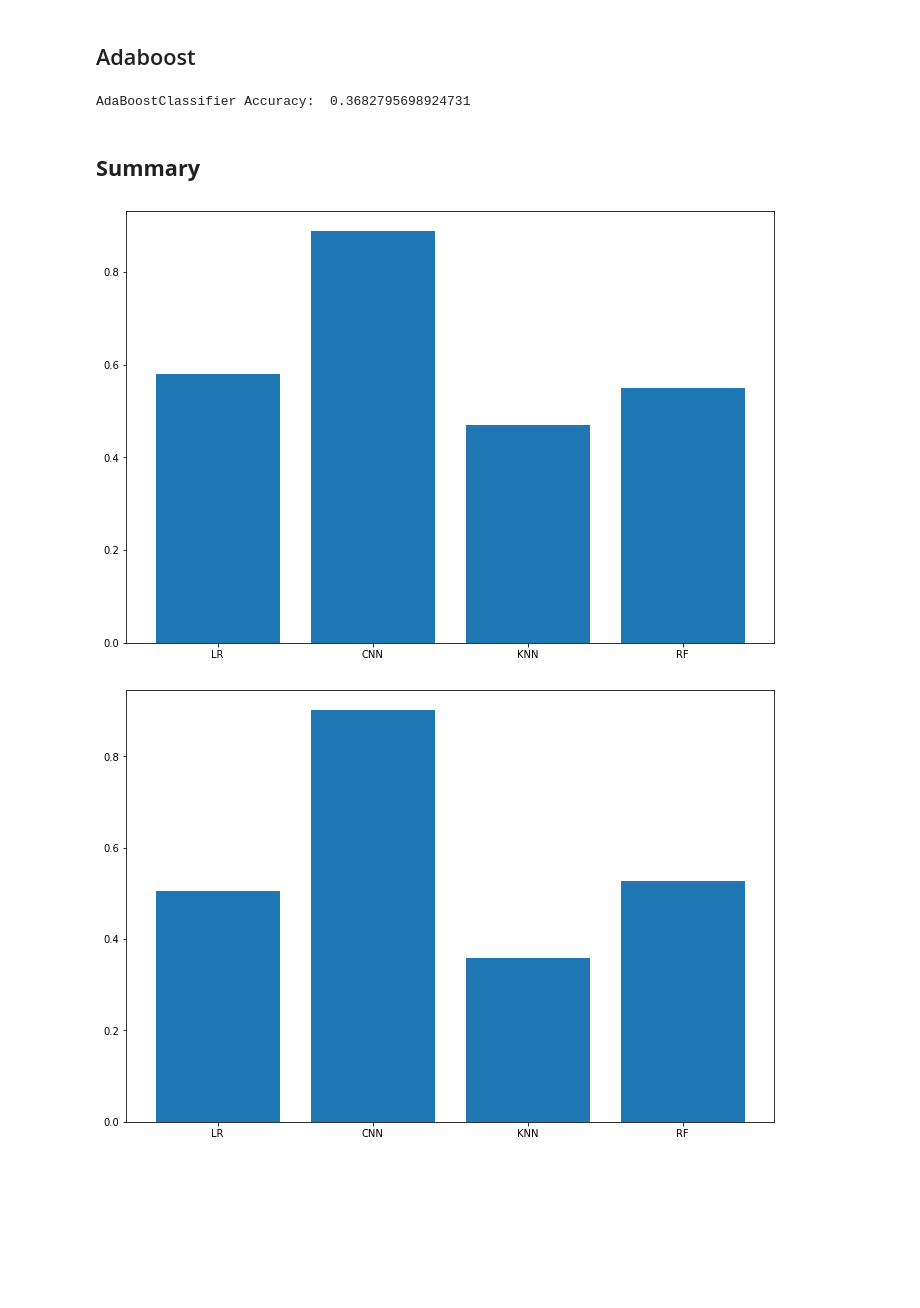
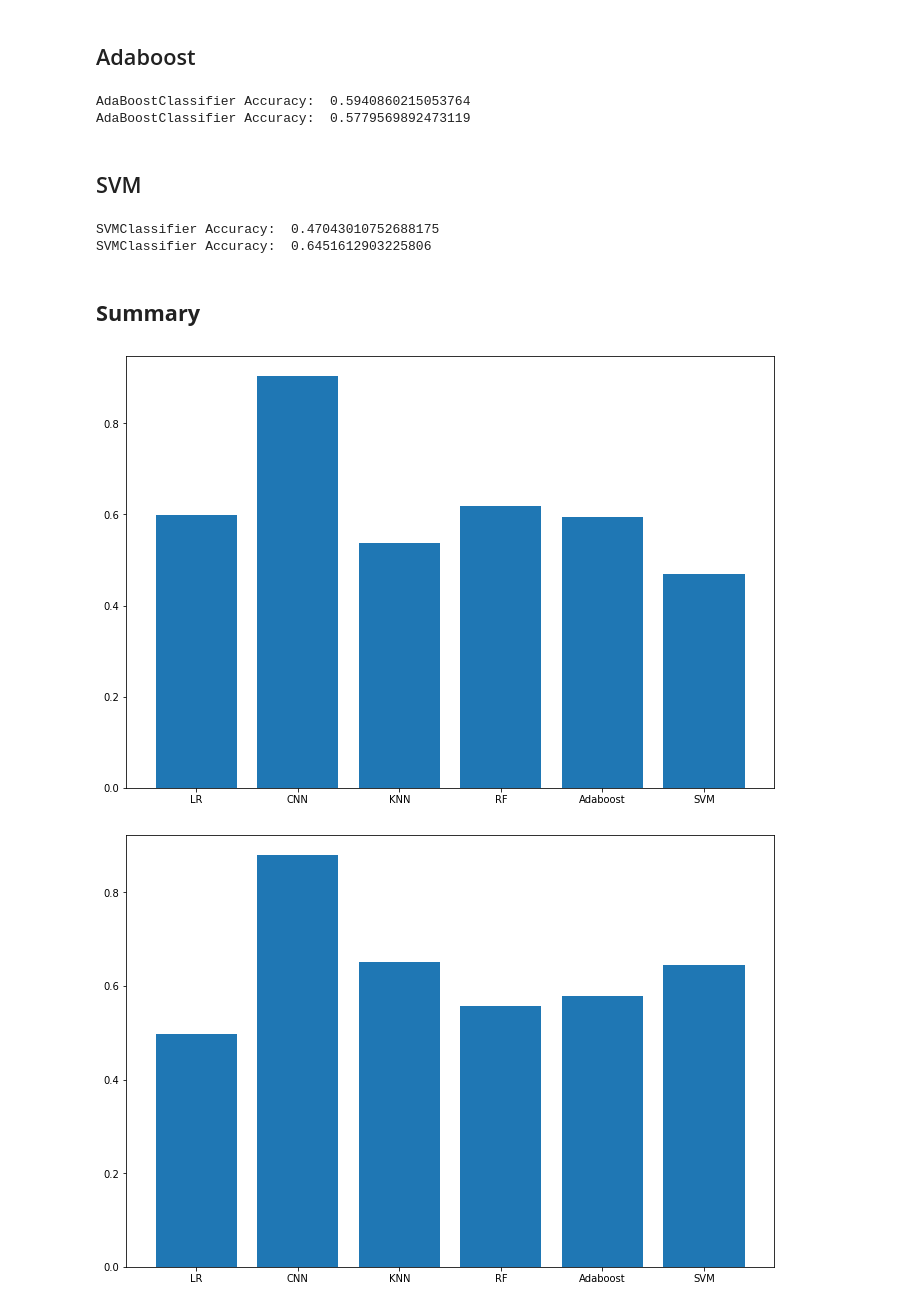
Before and after one commit to noahaim/Rock-paper-scissors, a Jupyter notebook: Rock_Paper_Scissors_Image_Classification.ipynb, the cells around one changed output. Drawn from its saved outputs; the diff is of its cells as text; code cells hidden in the pictures; blank space fills up the shorter version.

```diff
--- a/Rock_Paper_Scissors_Image_Classification.ipynb
+++ b/Rock_Paper_Scissors_Image_Classification.ipynb
@@ -295,6 +317,16 @@ Flatt the arrays to use the data on ML models
 # %%
 train2D=train_images.flatten().reshape(2520,IMAGE_SIZE*IMAGE_SIZE)
 test2D=test_images.flatten().reshape(372,IMAGE_SIZE*IMAGE_SIZE)
-
+from sklearn.decomposition import PCA
+pca = PCA(12)
+pca.fit(train2D)
+pca.fit(test2D)
+train2D = pca.transform(train2D)
+test2D = pca.transform(test2D)
 trainBoundar2D=train_images_boundar.flatten().reshape(2520,IMAGE_SIZE*IMAGE_SIZE)
 testBoundar2D=test_images_boundar.flatten().reshape(372,IMAGE_SIZE*IMAGE_SIZE)
+pca = PCA(0.7)
+pca.fit(trainBoundar2D)
+pca.fit(testBoundar2D)
+trainBoundar2D = pca.transform(trainBoundar2D)
+testBoundar2D = pca.transform(testBoundar2D)
@@ -303,17 +342,16 @@ testBoundar2D=test_images_boundar.flatten().reshape(372,IMAGE_SIZE*IMAGE_SIZE)
 # %%
 from sklearn.neighbors import KNeighborsClassifier
 from sklearn.metrics import accuracy_score
-
-k_range = range(100, 1000, 100)
+k_range = range(50, 1000, 50)
 scores = []
 scoresB = []
 for k in k_range:
+    # knn = KNeighborsClassifier(n_neighbors=k,metric=compare_images)
     knn = KNeighborsClassifier(n_neighbors=k)
     knn.fit(train2D, train_labels)
     y_pred = knn.predict(test2D)
     knn.fit(trainBoundar2D, train_labels)
     y_pred_b=knn.predict(testBoundar2D)
-    # print(accuracy_score(test_labels, y_pred))
     scores.append(accuracy_score(test_labels, y_pred))
     scoresB.append(accuracy_score(test_labels, y_pred_b))
 print("score:",max(scores))
@@ -393,28 +431,50 @@ finalScoreBoundar[3]=max(scoreB)
 ## Adaboost
 # %%
 from sklearn.ensemble import AdaBoostClassifier
-from sklearn.metrics import ConfusionMatrixDisplay, plot_confusion_matrix, plot_roc_curve
 
 ABR = AdaBoostClassifier()
 ABR.fit(train2D,train_labels)
+predictions = ABR.predict(test2D)
 
-predictions = ABR.predict(test2D)
+ABR.fit(trainBoundar2D,train_labels)
+predictionsB = ABR.predict(testBoundar2D)
+
 print('AdaBoostClassifier Accuracy: ',accuracy_score(test_labels,predictions))
-# ConfusionMatrixDisplay.from_estimator(ABR, test2D, test_labels, display_labels=np.array(['rock', 'paper', 'scissors']),
-#                                       cmap=plt.cm.Blues)
+print('AdaBoostClassifier Accuracy: ',accuracy_score(test_labels,predictionsB))
+finalScore[4]=accuracy_score(test_labels,predictions)
+finalScoreBoundar[4]=accuracy_score(test_labels,predictionsB)
 # %% [output]
-AdaBoostClassifier Accuracy:  0.3682795698924731
+AdaBoostClassifier Accuracy:  0.5940860215053764
+AdaBoostClassifier Accuracy:  0.5779569892473119
+# %% [markdown]
+## SVM
+# %%
+from sklearn import svm
+clf = svm.SVC(kernel='linear',C=2)
+clf.fit(train2D, train_labels)
+predictions = clf.predict(test2D)
+
+clf = svm.SVC()
+clf.fit(trainBoundar2D, train_labels)
+predictionsB = clf.predict(testBoundar2D)
+print('SVMClassifier Accuracy: ',accuracy_score(test_labels,predictions))
+print('SVMClassifier Accuracy: ',accuracy_score(test_labels,predictionsB))
+finalScore[5]=accuracy_score(test_labels,predictions)
+finalScoreBoundar[5]=accuracy_score(test_labels,predictionsB)
+# %% [output]
+SVMClassifier Accuracy:  0.47043010752688175
+SVMClassifier Accuracy:  0.6451612903225806
 # %% [markdown]
 ## **Summary**
 # %%
-model = ['LR','CNN','KNN','RF']
+model = ['LR','CNN','KNN','RF','Adaboost','SVM']
 plt.figure().add_axes([0,0,1.5,1.5]).bar(model,finalScore)
 plt.show()
 # %% [output]
-[figure, old version]
+[figure, new version]
 # %%
-model = ['LR','CNN','KNN','RF']
+model = ['LR','CNN','KNN','RF','Adaboost','SVM']
 plt.figure().add_axes([0,0,1.5,1.5]).bar(model,finalScoreBoundar)
 plt.show()
 # %% [output]
-[figure, old version]
+[figure, new version]
```
Also changed, not shown: parts of 14 cells of this notebook.
